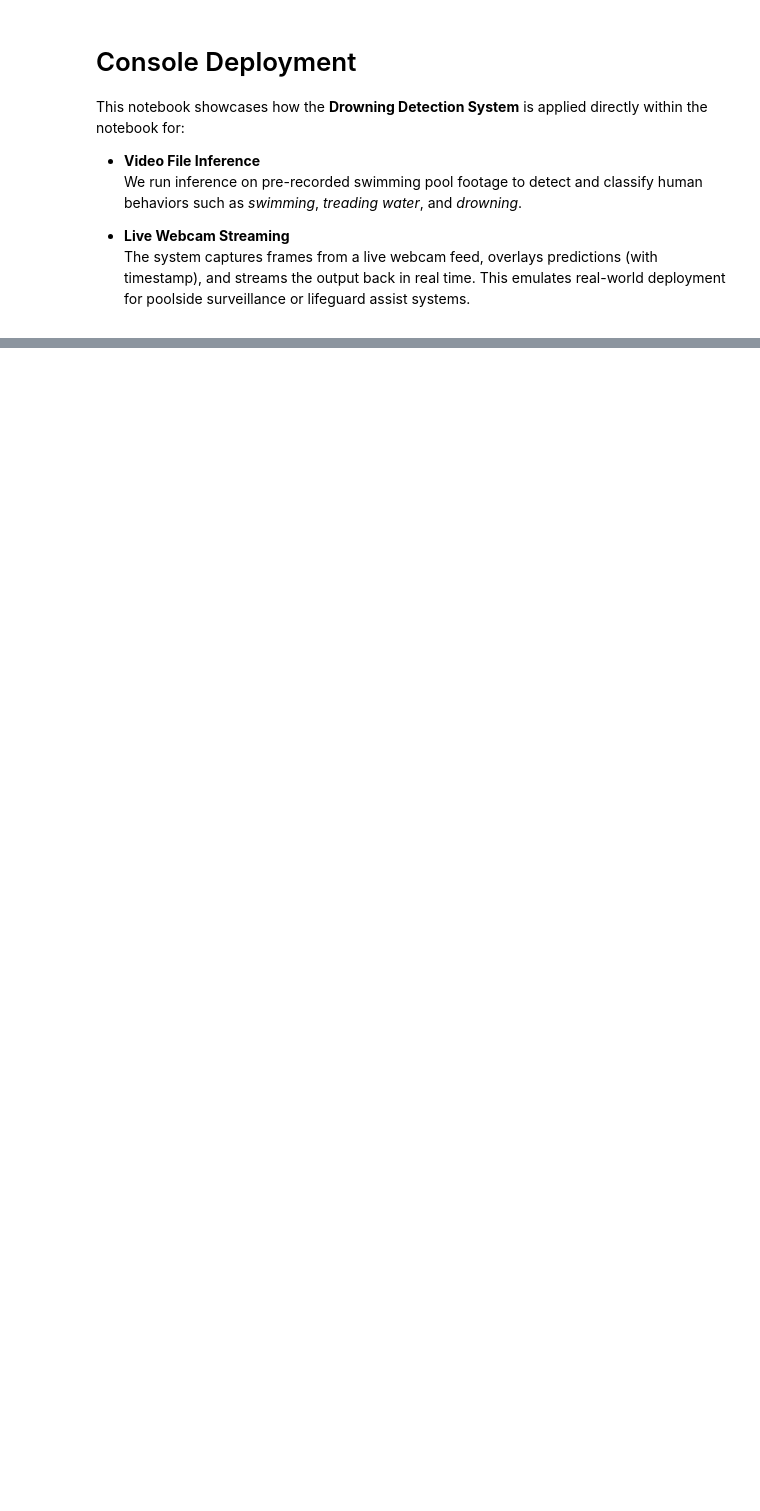
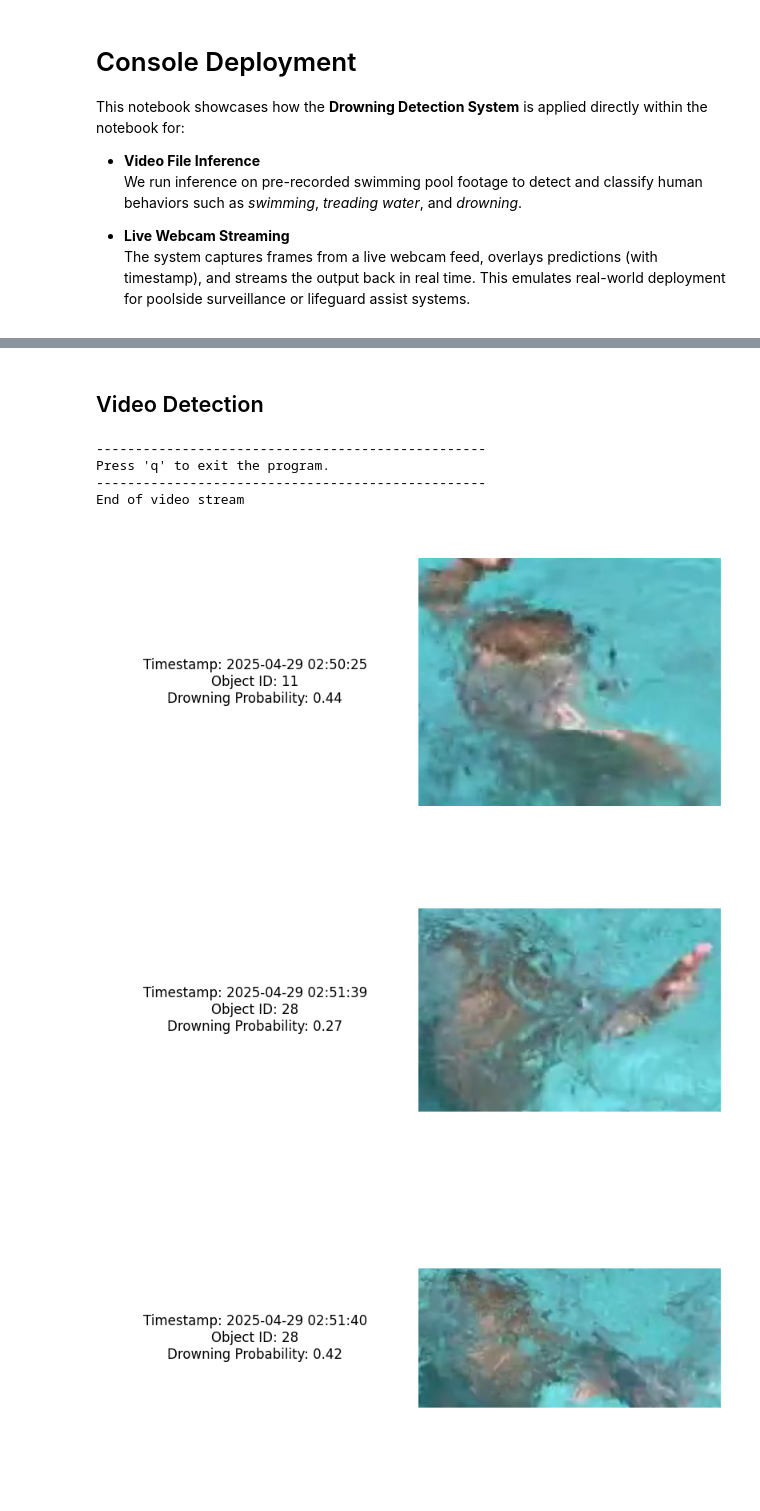
Before and after one commit to YeapJieShen/Drowning-Detection, a Jupyter notebook: notebooks/console_deployment.ipynb, the cells around one changed output, grey strips where cells are left out. Saved outputs shown, nothing was run; the diff lists cells and outputs as text; code cells hidden in the pictures; blank space fills up the shorter version.

```diff
--- a/notebooks/console_deployment.ipynb
+++ b/notebooks/console_deployment.ipynb
@@ -229,0 +350,22 @@ Error: Unable to read from the camera.
+# %% [markdown]
+## Video Detection
+# %%
+video_drowning_log, video_drowning_log_no_roi, video_frames = run_detection_system(
+    0.5,
+    Path(r'../models/detection/YOLO/jrom_yolo11n.pt'),
+    Path(r'../models/classification/CNN/test.pt'),
+    Path(r'../data/audio/siren.wav')
+)
+
+# C:\Users\hp\Downloads\Drowning-Detection\data\videos\kid_help.mp4
+# %% [output]
+--------------------------------------------------
+Press 'q' to exit the program.
+--------------------------------------------------
+End of video stream
+# %%
+display_drowning_log(video_drowning_log[:5])
+# %% [output]
+[figure, added]
+[figure, added]
+[figure, added]
```
Also changed, not shown: parts of 17 cells of this notebook, 5 other files.
